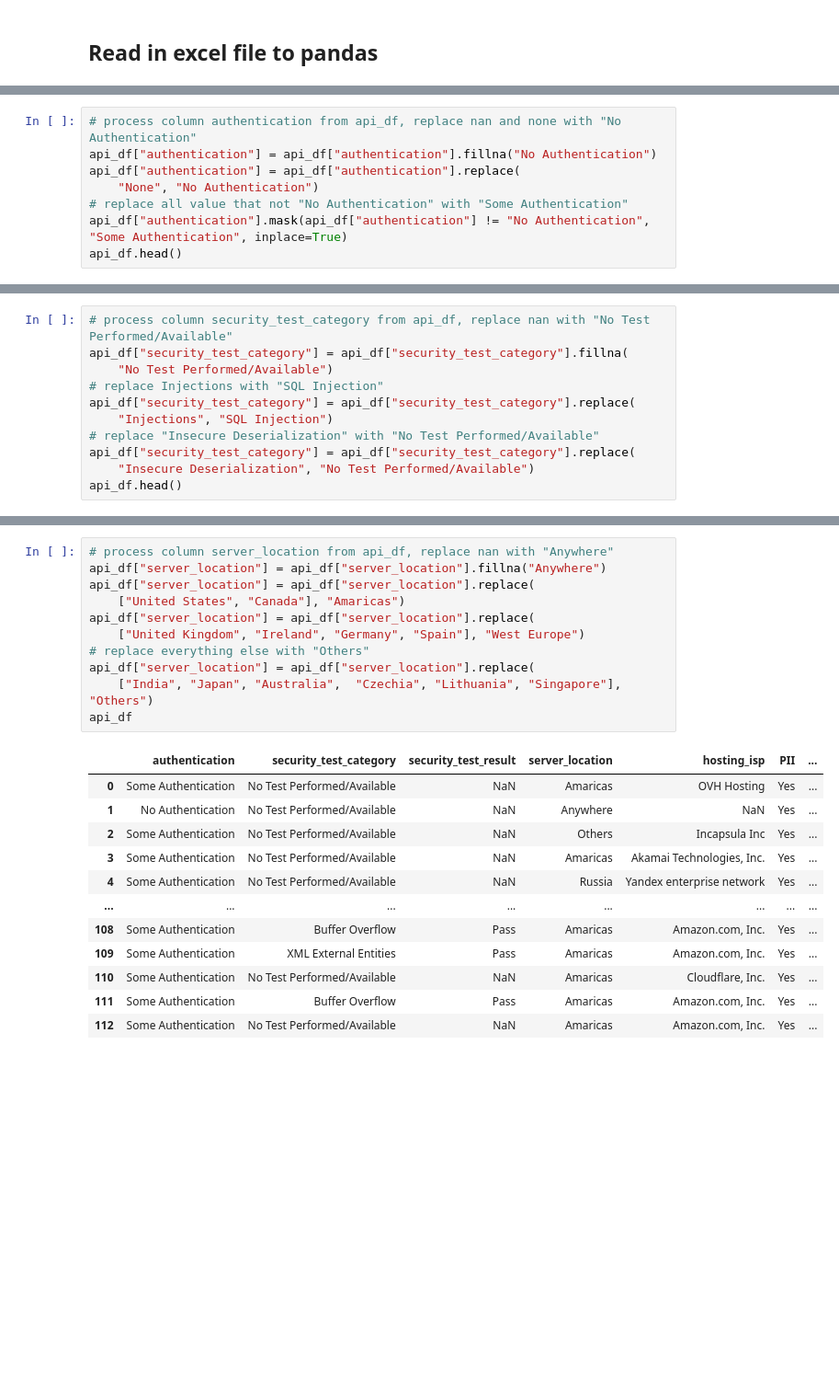
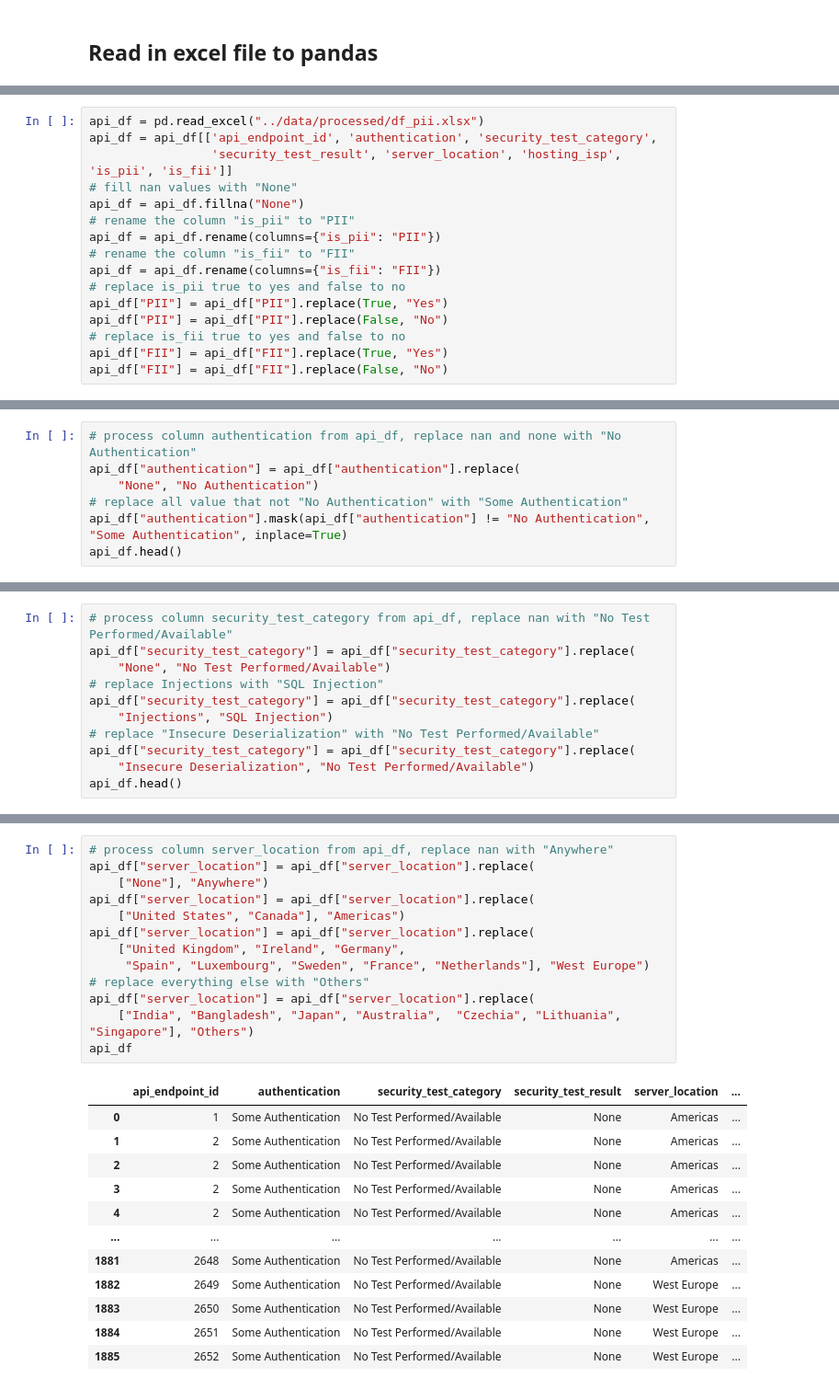
Before and after one commit to teejlab/API-Risk-Assessment-Framework, a Jupyter notebook: eda/eda_risk_based_rules.ipynb, the cells around one changed output, grey strips where cells are left out. Shown at 92% size. Cells and saved outputs as stored; diff of their text form; blank space fills up the shorter version.

```diff
--- a/eda/eda_risk_based_rules.ipynb
+++ b/eda/eda_risk_based_rules.ipynb
@@ -90,3 +81,19 @@ api_df.head()
+# %%
+api_df = pd.read_excel("../data/processed/df_pii.xlsx")
+api_df = api_df[['api_endpoint_id', 'authentication', 'security_test_category',
+                 'security_test_result', 'server_location', 'hosting_isp', 'is_pii', 'is_fii']]
+# fill nan values with "None"
+api_df = api_df.fillna("None")
+# rename the column "is_pii" to "PII"
+api_df = api_df.rename(columns={"is_pii": "PII"})
+# rename the column "is_fii" to "FII"
+api_df = api_df.rename(columns={"is_fii": "FII"})
+# replace is_pii true to yes and false to no
+api_df["PII"] = api_df["PII"].replace(True, "Yes")
+api_df["PII"] = api_df["PII"].replace(False, "No")
+# replace is_fii true to yes and false to no
+api_df["FII"] = api_df["FII"].replace(True, "Yes")
+api_df["FII"] = api_df["FII"].replace(False, "No")
 # %%
 api_df["authentication"].unique()
 # %% [output]
@@ -95,6 +102,5 @@ array(['header', nan, 'query', 'BasicAuth', 'none', 'OAuth2', 'JWT',
 # %%
 # process column authentication from api_df, replace nan and none with "No Authentication"
-api_df["authentication"] = api_df["authentication"].fillna("No Authentication")
 api_df["authentication"] = api_df["authentication"].replace(
     "None", "No Authentication")
 # replace all value that not "No Authentication" with "Some Authentication"
@@ -116,7 +122,7 @@ array([nan, 'Broken Authentication', 'Buffer Overflow',
 # %%
 # process column security_test_category from api_df, replace nan with "No Test Performed/Available"
-api_df["security_test_category"] = api_df["security_test_category"].fillna(
-    "No Test Performed/Available")
+api_df["security_test_category"] = api_df["security_test_category"].replace(
+    "None", "No Test Performed/Available")
 # replace Injections with "SQL Injection"
 api_df["security_test_category"] = api_df["security_test_category"].replace(
     "Injections", "SQL Injection")
@@ -160,24 +167,26 @@ array(['United States', nan, 'Singapore', 'Russia', 'Australia', 'Canada',
 # %%
 # process column server_location from api_df, replace nan with "Anywhere"
-api_df["server_location"] = api_df["server_location"].fillna("Anywhere")
 api_df["server_location"] = api_df["server_location"].replace(
-    ["United States", "Canada"], "Amaricas")
+    ["None"], "Anywhere")
 api_df["server_location"] = api_df["server_location"].replace(
-    ["United Kingdom", "Ireland", "Germany", "Spain"], "West Europe")
+    ["United States", "Canada"], "Americas")
+api_df["server_location"] = api_df["server_location"].replace(
+    ["United Kingdom", "Ireland", "Germany",
+     "Spain", "Luxembourg", "Sweden", "France", "Netherlands"], "West Europe")
 # replace everything else with "Others"
 api_df["server_location"] = api_df["server_location"].replace(
-    ["India", "Japan", "Australia",  "Czechia", "Lithuania", "Singapore"], "Others")
+    ["India", "Bangladesh", "Japan", "Australia",  "Czechia", "Lithuania", "Singapore"], "Others")
 api_df
 # %% [output]
-|  | authentication | security_test_category | security_test_result | server_location | hosting_isp | PII | ... |
-| 0 | Some Authentication | No Test Performed/Available | NaN | Amaricas | OVH Hosting | Yes | ... |
-| 1 | No Authentication | No Test Performed/Available | NaN | Anywhere | NaN | Yes | ... |
-| 2 | Some Authentication | No Test Performed/Available | NaN | Others | Incapsula Inc | Yes | ... |
-| 3 | Some Authentication | No Test Performed/Available | NaN | Amaricas | Akamai Technologies, Inc. | Yes | ... |
-| 4 | Some Authentication | No Test Performed/Available | NaN | Russia | Yandex enterprise network | Yes | ... |
-| ... | ... | ... | ... | ... | ... | ... | ... |
-| 108 | Some Authentication | Buffer Overflow | Pass | Amaricas | Amazon.com, Inc. | Yes | ... |
-| 109 | Some Authentication | XML External Entities | Pass | Amaricas | Amazon.com, Inc. | Yes | ... |
-| 110 | Some Authentication | No Test Performed/Available | NaN | Amaricas | Cloudflare, Inc. | Yes | ... |
-| 111 | Some Authentication | Buffer Overflow | Pass | Amaricas | Amazon.com, Inc. | Yes | ... |
-| 112 | Some Authentication | No Test Performed/Available | NaN | Amaricas | Amazon.com, Inc. | Yes | ... |
+|  | api_endpoint_id | authentication | security_test_category | security_test_result | server_location | ... |
+| 0 | 1 | Some Authentication | No Test Performed/Available | None | Americas | ... |
+| 1 | 2 | Some Authentication | No Test Performed/Available | None | Americas | ... |
+| 2 | 2 | Some Authentication | No Test Performed/Available | None | Americas | ... |
+| 3 | 2 | Some Authentication | No Test Performed/Available | None | Americas | ... |
+| 4 | 2 | Some Authentication | No Test Performed/Available | None | Americas | ... |
+| ... | ... | ... | ... | ... | ... | ... |
+| 1881 | 2648 | Some Authentication | No Test Performed/Available | None | Americas | ... |
+| 1882 | 2649 | Some Authentication | No Test Performed/Available | None | West Europe | ... |
+| 1883 | 2650 | Some Authentication | No Test Performed/Available | None | West Europe | ... |
+| 1884 | 2651 | Some Authentication | No Test Performed/Available | None | West Europe | ... |
+| 1885 | 2652 | Some Authentication | No Test Performed/Available | None | West Europe | ... |
```
Also changed, not shown: parts of 21 cells of this notebook.
